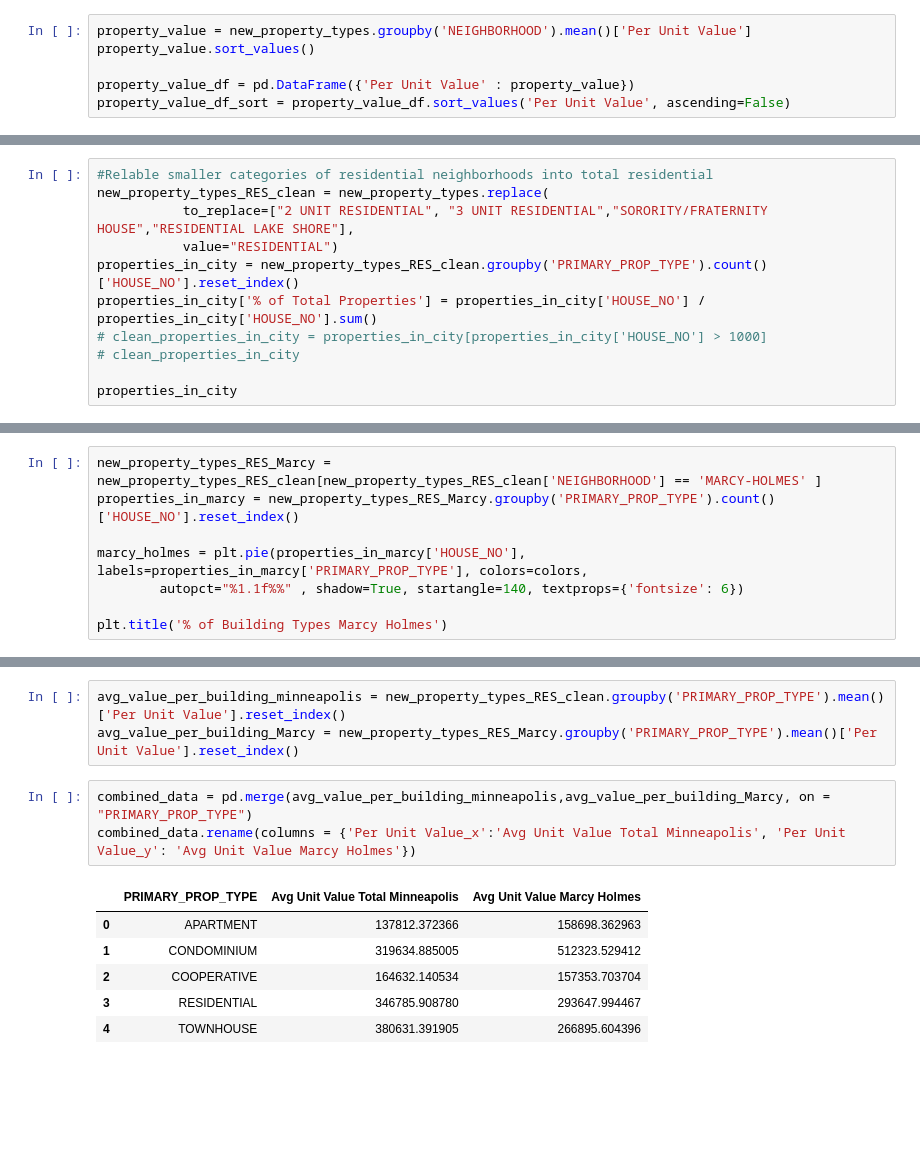
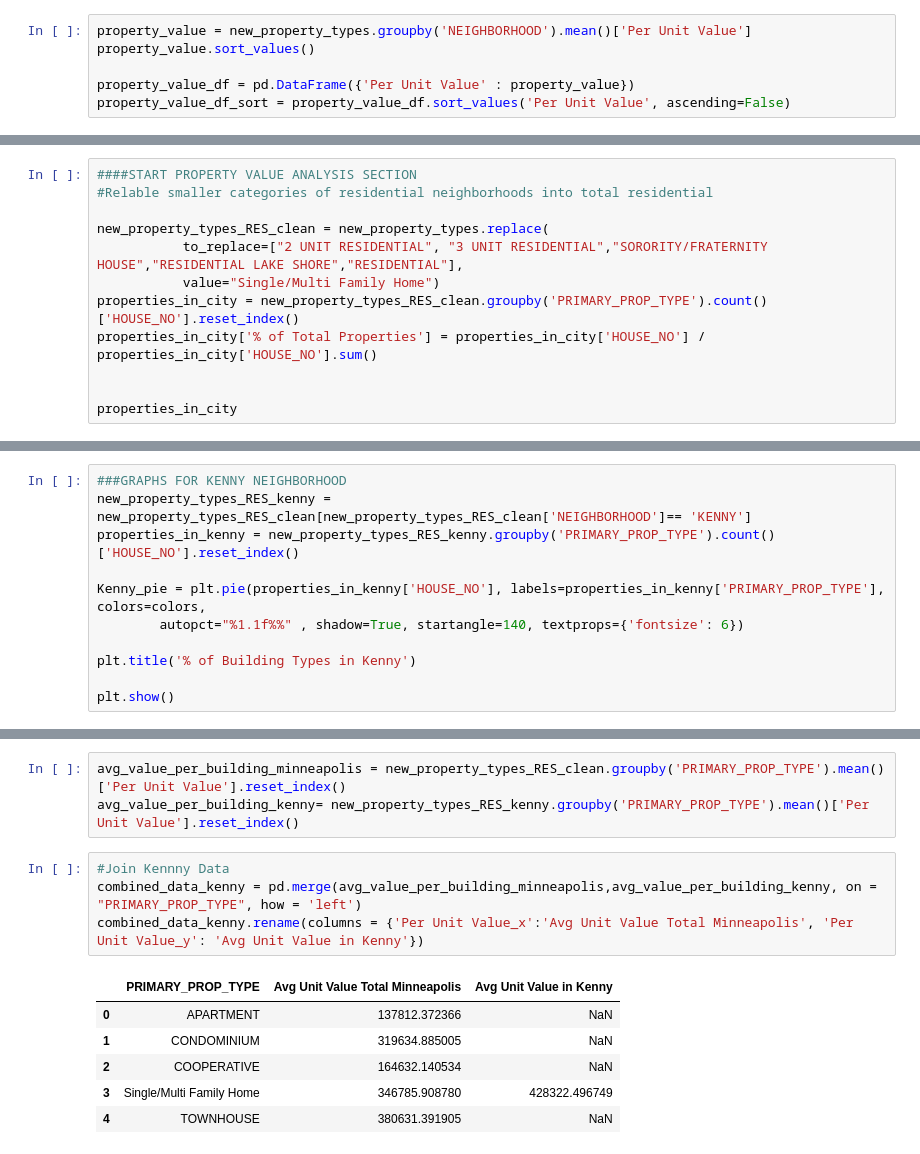
Before and after one commit to djthapa22/P1-G5, a Jupyter notebook: Building_Type_Analysis.ipynb, the cells around one changed output, grey strips where cells are left out. Cells and saved outputs as stored; diff of their text form; blank space fills up the shorter version.

```diff
--- a/Building_Type_Analysis.ipynb
+++ b/Building_Type_Analysis.ipynb
@@ -120,12 +116,13 @@ bottom_5
 # %%
+####START PROPERTY VALUE ANALYSIS SECTION
 #Relable smaller categories of residential neighborhoods into total residential
+
 new_property_types_RES_clean = new_property_types.replace(
-           to_replace=["2 UNIT RESIDENTIAL", "3 UNIT RESIDENTIAL","SORORITY/FRATERNITY HOUSE","RESIDENTIAL LAKE SHORE"],
-           value="RESIDENTIAL")
+           to_replace=["2 UNIT RESIDENTIAL", "3 UNIT RESIDENTIAL","SORORITY/FRATERNITY HOUSE","RESIDENTIAL LAKE SHORE","RESIDENTIAL"],
+           value="Single/Multi Family Home")
 properties_in_city = new_property_types_RES_clean.groupby('PRIMARY_PROP_TYPE').count()['HOUSE_NO'].reset_index()
 properties_in_city['% of Total Properties'] = properties_in_city['HOUSE_NO'] / properties_in_city['HOUSE_NO'].sum()
-# clean_properties_in_city = properties_in_city[properties_in_city['HOUSE_NO'] > 1000]
-# clean_properties_in_city
+
 
 properties_in_city
 # %% [output]
@@ -171,9 +174,12 @@ all_minneapolis
 # %%
-new_property_types_RES_Marcy = new_property_types_RES_clean[new_property_types_RES_clean['NEIGHBORHOOD'] == 'MARCY-HOLMES' ]
-properties_in_marcy = new_property_types_RES_Marcy.groupby('PRIMARY_PROP_TYPE').count()['HOUSE_NO'].reset_index()
+###GRAPHS FOR KENNY NEIGHBORHOOD
+new_property_types_RES_kenny = new_property_types_RES_clean[new_property_types_RES_clean['NEIGHBORHOOD']== 'KENNY']
+properties_in_kenny = new_property_types_RES_kenny.groupby('PRIMARY_PROP_TYPE').count()['HOUSE_NO'].reset_index()
 
-marcy_holmes = plt.pie(properties_in_marcy['HOUSE_NO'], labels=properties_in_marcy['PRIMARY_PROP_TYPE'], colors=colors,
+Kenny_pie = plt.pie(properties_in_kenny['HOUSE_NO'], labels=properties_in_kenny['PRIMARY_PROP_TYPE'], colors=colors,
         autopct="%1.1f%%" , shadow=True, startangle=140, textprops={'fontsize': 6})
 
-plt.title('% of Building Types Marcy Holmes')
+plt.title('% of Building Types in Kenny')
+
+plt.show()
 # %% [output]
@@ -183,14 +187,15 @@ Text(0.5, 1.0, '% of Building Types Marcy Holmes')
 # %%
 avg_value_per_building_minneapolis = new_property_types_RES_clean.groupby('PRIMARY_PROP_TYPE').mean()['Per Unit Value'].reset_index()
-avg_value_per_building_Marcy = new_property_types_RES_Marcy.groupby('PRIMARY_PROP_TYPE').mean()['Per Unit Value'].reset_index()
+avg_value_per_building_kenny= new_property_types_RES_kenny.groupby('PRIMARY_PROP_TYPE').mean()['Per Unit Value'].reset_index()
 # %%
-combined_data = pd.merge(avg_value_per_building_minneapolis,avg_value_per_building_Marcy, on = "PRIMARY_PROP_TYPE")
-combined_data.rename(columns = {'Per Unit Value_x':'Avg Unit Value Total Minneapolis', 'Per Unit Value_y': 'Avg Unit Value Marcy Holmes'})
+#Join Kennny Data
+combined_data_kenny = pd.merge(avg_value_per_building_minneapolis,avg_value_per_building_kenny, on = "PRIMARY_PROP_TYPE", how = 'left')
+combined_data_kenny.rename(columns = {'Per Unit Value_x':'Avg Unit Value Total Minneapolis', 'Per Unit Value_y': 'Avg Unit Value in Kenny'})
 # %% [output]
-|  | PRIMARY_PROP_TYPE | Avg Unit Value Total Minneapolis | Avg Unit Value Marcy Holmes |
-| 0 | APARTMENT | 137812.372366 | 158698.362963 |
-| 1 | CONDOMINIUM | 319634.885005 | 512323.529412 |
-| 2 | COOPERATIVE | 164632.140534 | 157353.703704 |
-| 3 | RESIDENTIAL | 346785.908780 | 293647.994467 |
-| 4 | TOWNHOUSE | 380631.391905 | 266895.604396 |
+|  | PRIMARY_PROP_TYPE | Avg Unit Value Total Minneapolis | Avg Unit Value in Kenny |
+| 0 | APARTMENT | 137812.372366 | NaN |
+| 1 | CONDOMINIUM | 319634.885005 | NaN |
+| 2 | COOPERATIVE | 164632.140534 | NaN |
+| 3 | Single/Multi Family Home | 346785.908780 | 428322.496749 |
+| 4 | TOWNHOUSE | 380631.391905 | NaN |
 # %%
```
Also changed, not shown: parts of 13 cells of this notebook.
